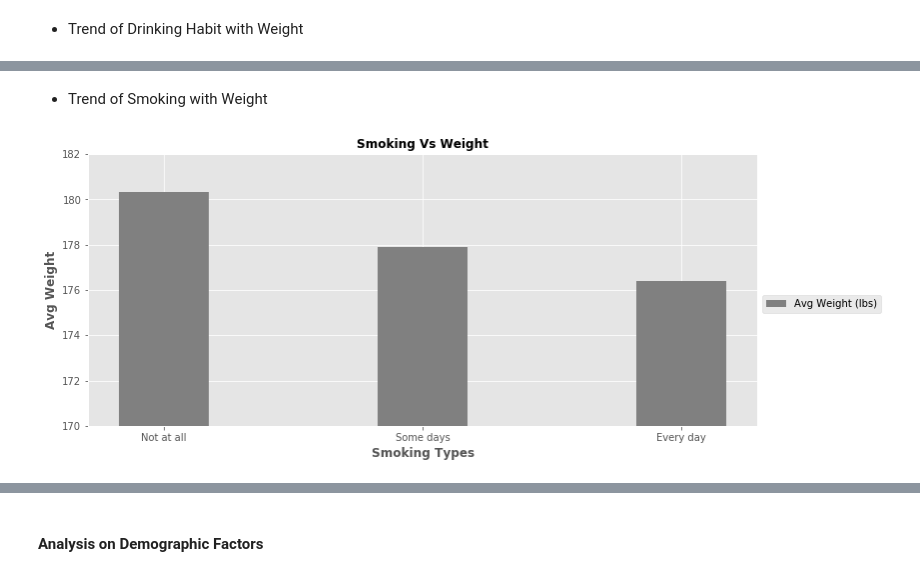
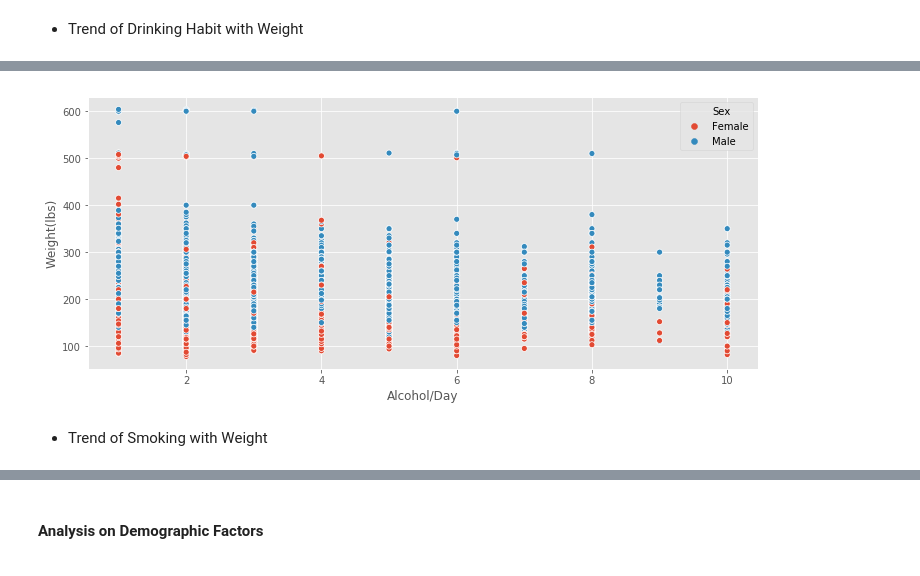
Before and after one commit to ic2019/groupb_project1, a Jupyter notebook: behavior_analysis.ipynb, the cells around one changed output, grey strips where cells are left out. Drawn from its saved outputs; the diff is of its cells as text; code cells hidden in the pictures.

```diff
--- a/behavior_analysis.ipynb
+++ b/behavior_analysis.ipynb
@@ -155,2 +119,10 @@ plt.show()
+# %%
+# Plotting the graph
+fig, ax  = plt.subplots(figsize=(12, 5))
+sns.scatterplot(x="Alcohol/Day",y="Weight(lbs)",  hue="Sex", data=behavior_data_sample)
+
+fig.savefig("./Images/data_analysis/alcohol_wt.png")
+# %% [output]
+[figure, added]
 # %% [markdown]
 * Trend of Smoking with Weight
@@ -161,14 +128,0 @@ grouped_smoking = grouped_smoking.reindex(["Not at all", "Some days", "Every day
-# %%
-fig, ax  = plt.subplots(figsize=(12, 5))
-width = 0.35
-p1 = plt.bar(grouped_smoking.index, grouped_smoking["Weight(lbs)"],  width , color="gray" )
-plt.legend(["Avg Weight (lbs)"], bbox_to_anchor=(1, 0.5))
-plt.ylim(170,182)
-plt.xlabel("Smoking Types", fontweight="bold", fontsize="large")
-plt.ylabel("Avg Weight", fontweight="bold", fontsize="large")
-plt.title("Smoking Vs Weight", fontweight="bold", fontsize="large")
-
-fig.savefig("./Images/data_analysis/smoking_wt.png")
-plt.show()
-# %% [output]
-[figure, removed]
```
Also changed, not shown: parts of 17 cells of this notebook, 5 other files.
